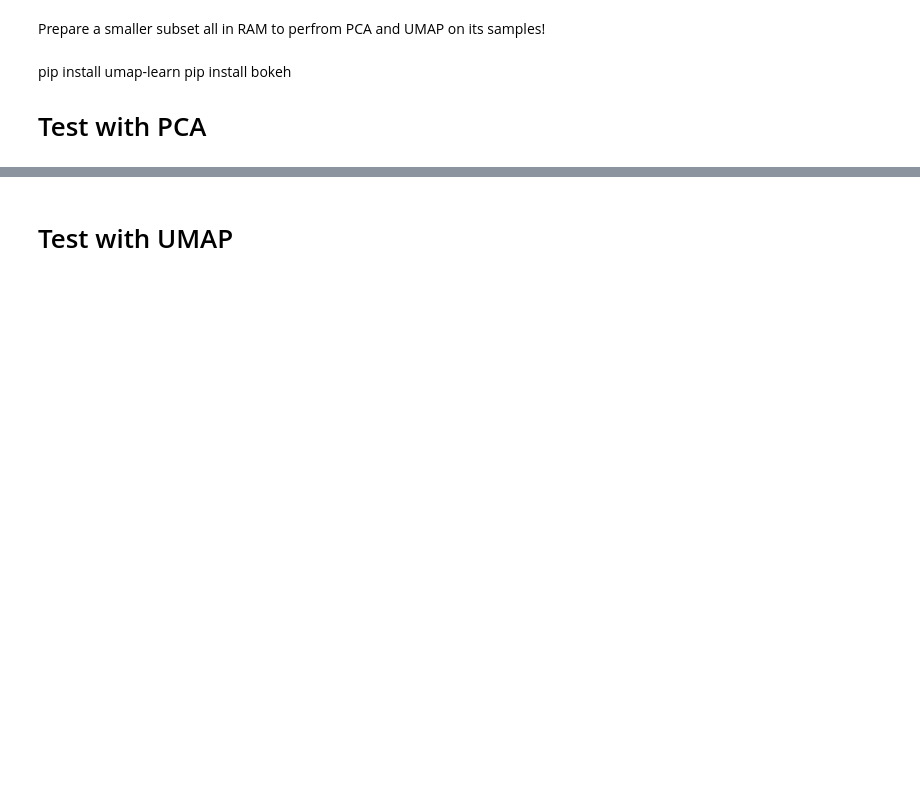
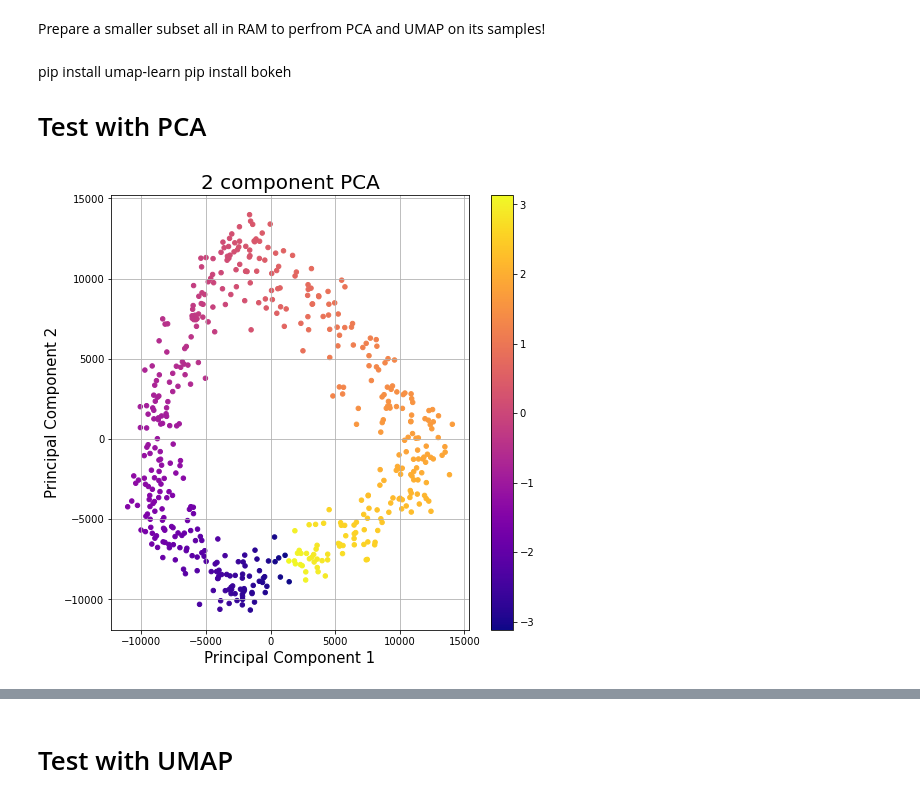
Before and after one commit to Oiangu9/Conical_Refraction_Polarimeter, a Jupyter notebook: LAB/DEEP_LEARNING/Dataset_Generator/UMAP_Test.ipynb, the cells around one changed output, grey strips where cells are left out. Saved outputs shown, nothing was run; the diff lists cells and outputs as text; code cells hidden in the pictures; blank space fills up the shorter version.

```diff
--- a/LAB/DEEP_LEARNING/Dataset_Generator/UMAP_Test.ipynb
+++ b/LAB/DEEP_LEARNING/Dataset_Generator/UMAP_Test.ipynb
@@ -46,15 +48,16 @@ plt.tight_layout(h_pad=0.5, w_pad=0.01)
 # %% [markdown]
 Prepare a smaller subset all in RAM to perfrom PCA and UMAP on its samples!
 # %%
-num_images = 20
-random_indices = np.random.choice(range(len(training_data)), num_images, replace=False)
-X21 = training_data[0][0].shape[0]
-x = np.zeros( (num_images, X21), dtype=np.float32)
+num_images = 500
+#random_indices = np.random.choice(range(len(training_data)), num_images, replace=False)
+random_indices = np.random.choice(range(2850), num_images, replace=False)
+X21 = training_data[0][0].shape[1]
+x = np.zeros( (num_images, X21**2), dtype=np.float32)
 y = np.zeros((num_images), dtype=np.float64)
 
 for j,idx in enumerate(random_indices):
-    im, lab = training_data[idx][0][0]
-    x[j, :] = im.flatten()
+    im, lab = training_data[idx]
+    x[j, :] = im[0].flatten()
     y[j] = lab
 
 df = pd.DataFrame({'y':y})
@@ -76,18 +79,20 @@ df = pd.concat([principalDf, df], axis = 1)
 # %%
 fig = plt.figure(figsize = (8,8))
 ax = fig.add_subplot(1,1,1)
 ax.set_xlabel('Principal Component 1', fontsize = 15)
 ax.set_ylabel('Principal Component 2', fontsize = 15)
 ax.set_title('2 component PCA', fontsize = 20)
 
-points = ax.scatter(df.loc[indicesToKeep, 'principal component 1']
-               , df.loc[indicesToKeep, 'principal component 2']
+points = ax.scatter(df['principal component 1']
+               , df['principal component 2']
                , s = 20, c=y, cmap="plasma"
               )
 fig.colorbar(points)
 
-ax.legend(targets)
+#ax.legend(targets)
 ax.grid()
+# %% [output]
+[figure, added]
 # %%
 from io import BytesIO
 from PIL import Image
```
Also changed, not shown: parts of 7 cells of this notebook.
